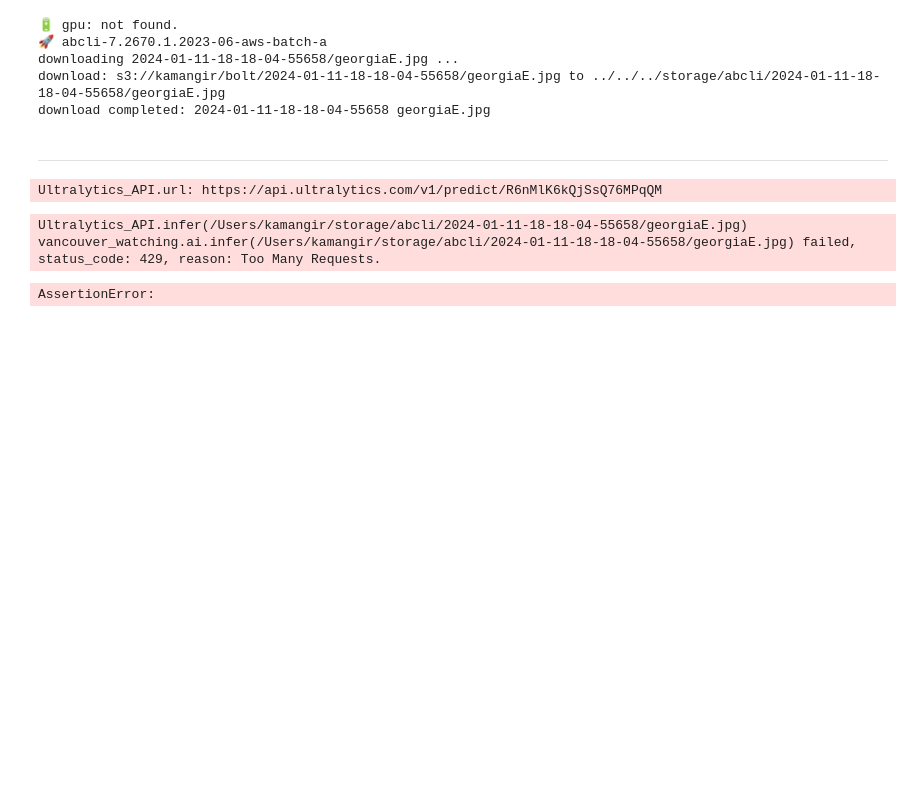
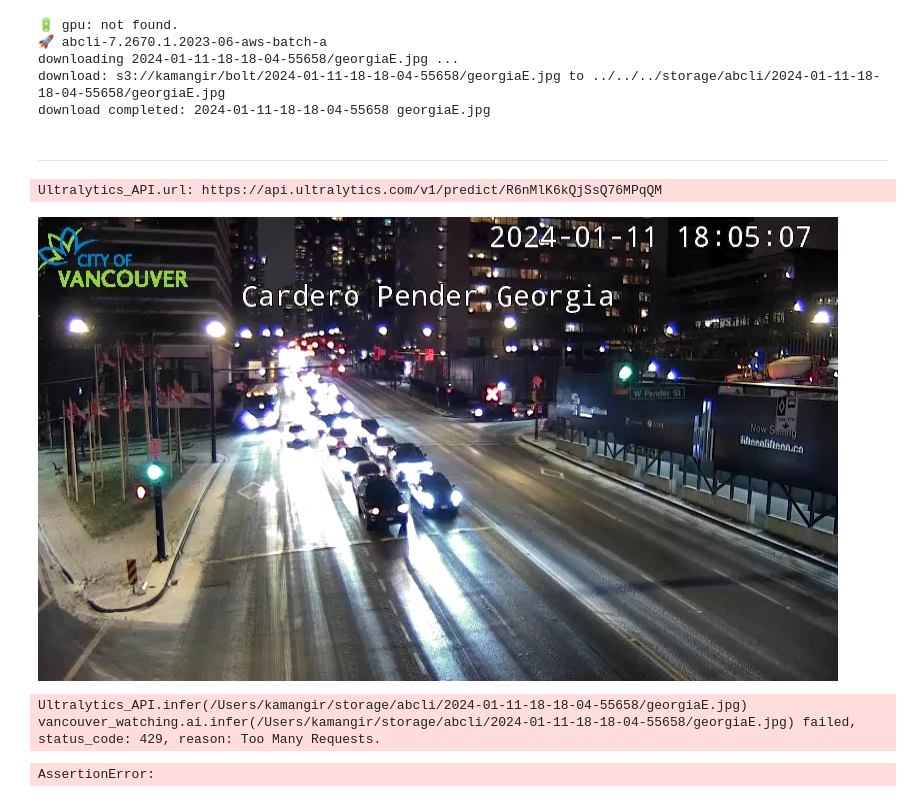
Before and after one commit to kamangir/vancouver-watching, a Jupyter notebook: notebooks/inference.ipynb, the cells around one changed output. Saved outputs shown, nothing was run; the diff lists cells and outputs as text; code cells hidden in the pictures; blank space fills up the shorter version.

```diff
--- a/notebooks/inference.ipynb
+++ b/notebooks/inference.ipynb
@@ -52,6 +53,9 @@ ultralytics_api = Ultralytics_API(model_id = "R6nMlK6kQjSsQ76MPqQM")
 Ultralytics_API.url: https://api.ultralytics.com/v1/predict/R6nMlK6kQjSsQ76MPqQM
 # %%
 image_filename = os.path.join(object_path, filename)
+Image(image_filename)
+# %% [output]
+[figure, added]
 # %%
 success, response_dict = ultralytics_api.infer(image_filename)
 assert success
```
Also changed, not shown: parts of 1 cell of this notebook, 1 other file.
